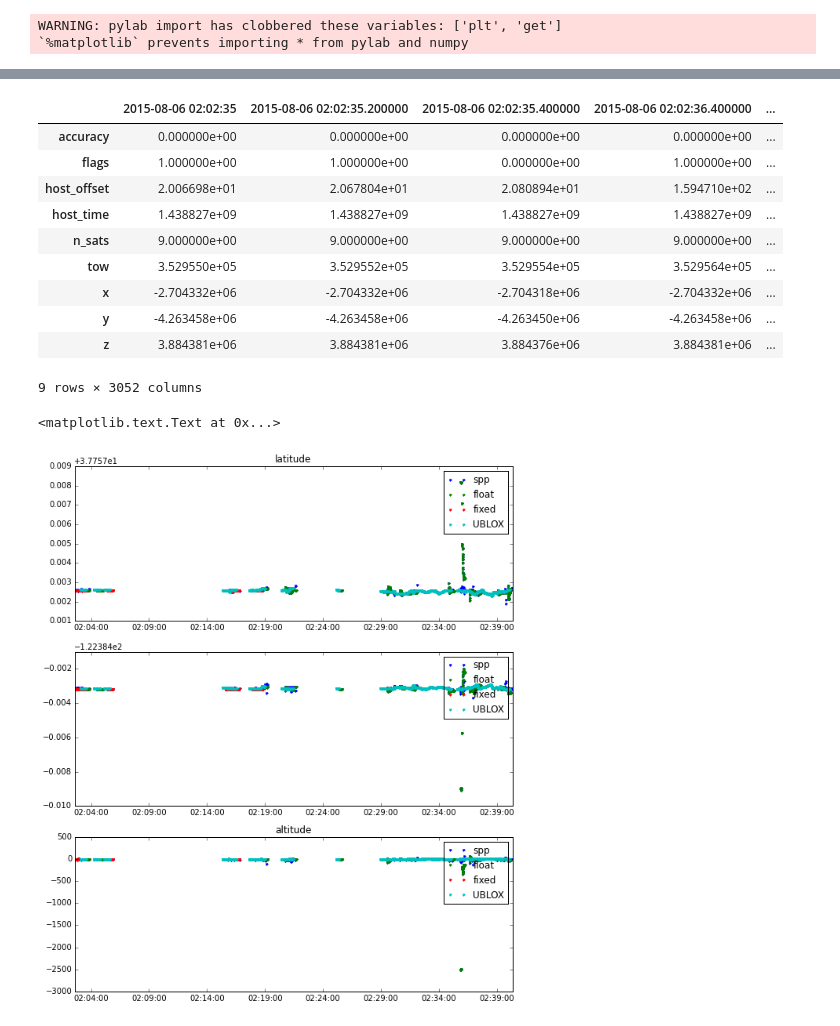
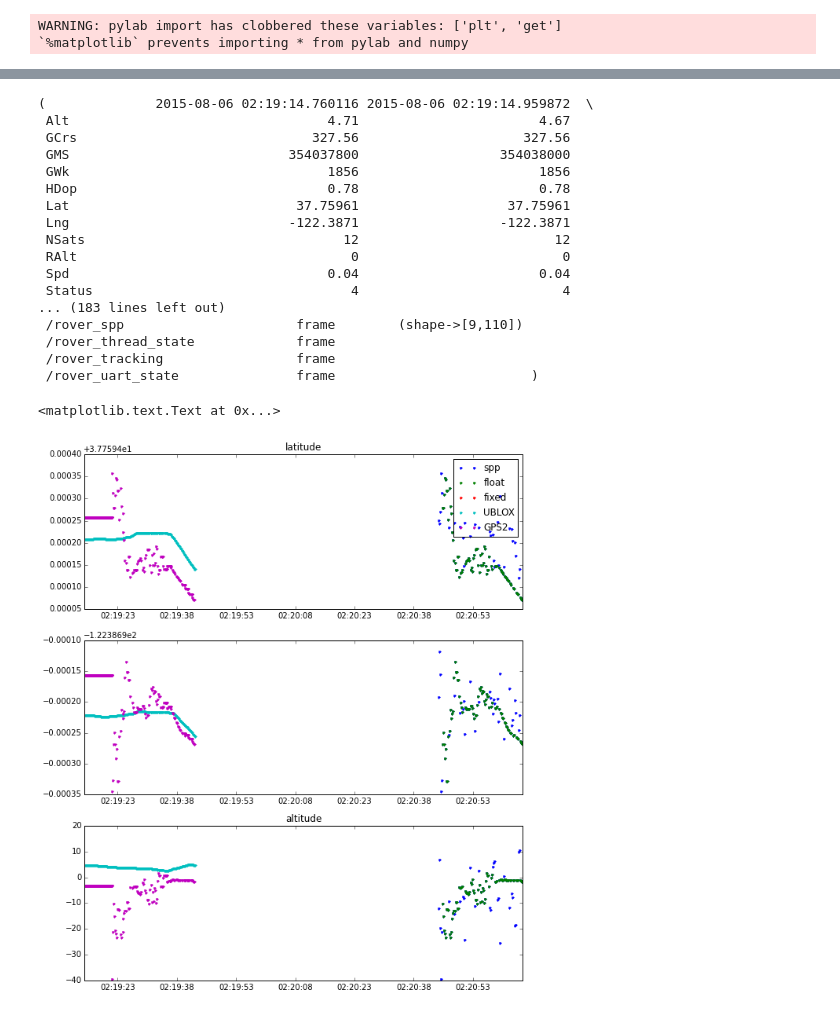
Before and after one commit to swift-nav/piksi_tools, a Jupyter notebook: piksi_tools/ardupilot/Piksi on Ardupilot evaluation.ipynb, the cells around one changed output, grey strips where cells are left out. Saved outputs shown, nothing was run; the diff lists cells and outputs as text; code cells hidden in the pictures.

```diff
--- a/piksi_tools/ardupilot/Piksi on Ardupilot evaluation.ipynb
+++ b/piksi_tools/ardupilot/Piksi on Ardupilot evaluation.ipynb
@@ -49,7 +49,7 @@ WARNING: pylab import has clobbered these variables: ['plt', 'get']
 
 import subprocess
 import os.path
-mavlink_files = ['/Users/dzollo/Documents/ardupilot_logs/2.BIN']
+mavlink_files = ['/Users/dzollo/Documents/ardupilot_logs/2.BIN.5']
 tempfile_basedir = '/tmp/'
 for eachfile in mavlink_files:
     print "Processing " + eachfile
@@ -80,7 +80,7 @@ for eachfile in mavlink_files:
         if not os.path.isfile(mavlinkhdf5filename):
             print "Creating pandas hdf5 store from mavlink dataflash log."
             print subprocess.check_output(['python','-m', 'piksi_tools.ardupilot.mavlink2pandas', eachfile,
-                                           '-o', mavlinkhdf5filename], stderr=subprocess.STDOUT)
+                                           '-o', mavlinkhdf5filename, '-t', 'GPS','GPS2', 'GPS_RAW','ORGN'], stderr=subprocess.STDOUT)
         else:
             print "Using cached mavlink hdf5 store : {0}".format(mavlinkhdf5filename)
     except subprocess.CalledProcessError as e:
@@ -98,20 +98,25 @@ import pandas as pd
 from gnss_analysis.hitl_table_utils import *
 piksi = pd.HDFStore(sbphdf5filename) #sbphdf5filename)
 mavlink = pd.HDFStore(mavlinkhdf5filename)
-#mavlink ,
-piksi.rover_spp
+mavlink['GPS'], piksi
 # %% [output]
-|  | 2015-08-06 02:02:35 | 2015-08-06 02:02:35.200000 | 2015-08-06 02:02:35.400000 | 2015-08-06 02:02:36.400000 | ... |
-| accuracy | 0.000000e+00 | 0.000000e+00 | 0.000000e+00 | 0.000000e+00 | ... |
-| flags | 1.000000e+00 | 1.000000e+00 | 0.000000e+00 | 1.000000e+00 | ... |
-| host_offset | 2.006698e+01 | 2.067804e+01 | 2.080894e+01 | 1.594710e+02 | ... |
-| host_time | 1.438827e+09 | 1.438827e+09 | 1.438827e+09 | 1.438827e+09 | ... |
-| n_sats | 9.000000e+00 | 9.000000e+00 | 9.000000e+00 | 9.000000e+00 | ... |
-| tow | 3.529550e+05 | 3.529552e+05 | 3.529554e+05 | 3.529564e+05 | ... |
-| x | -2.704332e+06 | -2.704332e+06 | -2.704318e+06 | -2.704332e+06 | ... |
-| y | -4.263458e+06 | -4.263458e+06 | -4.263450e+06 | -4.263458e+06 | ... |
-| z | 3.884381e+06 | 3.884381e+06 | 3.884376e+06 | 3.884381e+06 | ... |
-9 rows × 3052 columns
+(              2015-08-06 02:19:14.760116 2015-08-06 02:19:14.959872  \
+ Alt                                 4.71                       4.67
+ GCrs                              327.56                     327.56
+ GMS                            354037800                  354038000
+ GWk                                 1856                       1856
+ HDop                                0.78                       0.78
+ Lat                             37.75961                   37.75961
+ Lng                            -122.3871                  -122.3871
+ NSats                                 12                         12
+ RAlt                                   0                          0
+ Spd                                 0.04                       0.04
+ Status                                 4                          4
+... (183 lines left out)
+ /rover_spp                      frame        (shape->[9,110])
+ /rover_thread_state             frame
+ /rover_tracking                 frame
+ /rover_uart_state               frame                         )
 # %%
 # show different flight segments with corresponding indices in table.
 # A flight segment is defined as a gap of more than 10 seconds in pixhawk logged timestamps
@@ -127,54 +132,58 @@ import numpy as np
 import matplotlib.pylab as plt
 
 #prepare piksi signals
-spp_llh_lat = signal(piksi,'rover_llh', 'lat', 'flags', 0).time_series()
-fixed_llh_lat = signal(piksi,'rover_llh', 'lat', 'flags', 1).time_series()
-float_llh_lat = signal(piksi,'rover_llh', 'lat', 'flags', 2).time_series()
-spp_llh_lon = signal(piksi,'rover_llh', 'lon', 'flags', 0).time_series()
-fixed_llh_lon = signal(piksi,'rover_llh', 'lon', 'flags', 1).time_series()
-float_llh_lon = signal(piksi,'rover_llh', 'lon', 'flags', 2).time_series()
-spp_llh_alt = signal(piksi,'rover_llh', 'height', 'flags', 0).time_series()
-fixed_llh_alt = signal(piksi,'rover_llh', 'height', 'flags', 1).time_series()
-float_llh_alt = signal(piksi,'rover_llh', 'height', 'flags', 2).time_series()
-
+spp_llh_lat = signal(piksi,'rover_llh', 'lat', 'flags', 0).time_series()[2:]
+fixed_llh_lat = signal(piksi,'rover_llh', 'lat', 'flags', 1).time_series()[2:]
+float_llh_lat = signal(piksi,'rover_llh', 'lat', 'flags', 2).time_series()[2:]
+spp_llh_lon = signal(piksi,'rover_llh', 'lon', 'flags', 0).time_series()[2:]
+fixed_llh_lon = signal(piksi,'rover_llh', 'lon', 'flags', 1).time_series()[2:]
+float_llh_lon = signal(piksi,'rover_llh', 'lon', 'flags', 2).time_series()[2:]
+spp_llh_alt = signal(piksi,'rover_llh', 'height', 'flags', 0).time_series()[2:]
+fixed_llh_alt = signal(piksi,'rover_llh', 'height', 'flags', 1).time_series()[2:]
+float_llh_alt = signal(piksi,'rover_llh', 'height', 'flags', 2).time_series()[2:]
+spp_llh_ms = signal(piksi,'rover_llh', 'tow', 'flags', 0).time_series()[2:]
 #prepare GPS1 signals
 GPS1_llh_lat = signal(mavlink,'GPS', 'Lat', None, None).time_series()
 GPS1_llh_lon = signal(mavlink,'GPS', 'Lng', None, None).time_series()
 GPS1_llh_alt = signal(mavlink,'GPS', 'Alt', None, None).time_series()
+GPS1_llh_ms = signal(mavlink,'GPS', 'GMS', None, None).time_series()
 #prepare GPS2 signals
 GPS2_llh_lat = signal(mavlink,'GPS2', 'Lat', None, None).time_series()
 GPS2_llh_lon = signal(mavlink,'GPS2', 'Lng', None, None).time_series()
 GPS2_llh_alt = signal(mavlink,'GPS2', 'Alt', None, None).time_series()
 
 
 
 fig = plt.figure(figsize=[10,12])
 ax1 = plt.subplot(3,1,1)
 plt.plot(spp_llh_lat.index, spp_llh_lat, '.')
 plt.plot(float_llh_lat.index, float_llh_lat, '.')
 plt.plot(fixed_llh_lat.index, fixed_llh_lat, '.')
 plt.plot(GPS1_llh_lat.index, GPS1_llh_lat, '.')
-plt.legend(['spp','float','fixed', 'UBLOX'])
+plt.plot(GPS2_llh_lat.index, GPS2_llh_lat, '.')
+plt.legend(['spp','float','fixed', 'UBLOX', 'GPS2'])
 plt.title('latitude')
 
 
 ax2 = plt.subplot(3,1,2)
 plt.plot(spp_llh_lon.index, spp_llh_lon, '.')
 plt.plot(float_llh_lon.index, float_llh_lon, '.')
 plt.plot(fixed_llh_lon.index, fixed_llh_lon, '.')
 plt.plot(GPS1_llh_lon.index, GPS1_llh_lon, '.')
-plt.legend(['spp','float','fixed', 'UBLOX'])
+plt.plot(GPS2_llh_lon.index, GPS2_llh_lon, '.')
+#plt.legend(['spp','float','fixed', 'UBLOX'])
 
 
 
 ax3 = plt.subplot(3,1,3)
 plt.title('longitude')
 plt.plot(spp_llh_alt.index, spp_llh_alt, '.')
 plt.plot(float_llh_alt.index, float_llh_alt, '.')
 plt.plot(fixed_llh_alt.index, fixed_llh_alt, '.')
 plt.plot(GPS1_llh_alt.index, GPS1_llh_alt, '.')
-plt.legend(['spp','float','fixed', 'UBLOX'])
+plt.plot(GPS2_llh_alt.index, GPS2_llh_alt, '.')
+#plt.legend(['spp','float','fixed', 'UBLOX'])
 plt.title('altitude')
 # %% [output]
 <matplotlib.text.Text at 0x...>
-[figure, old version]
+[figure, new version]
```
Also changed, not shown: parts of 5 cells of this notebook, 2 other files.
